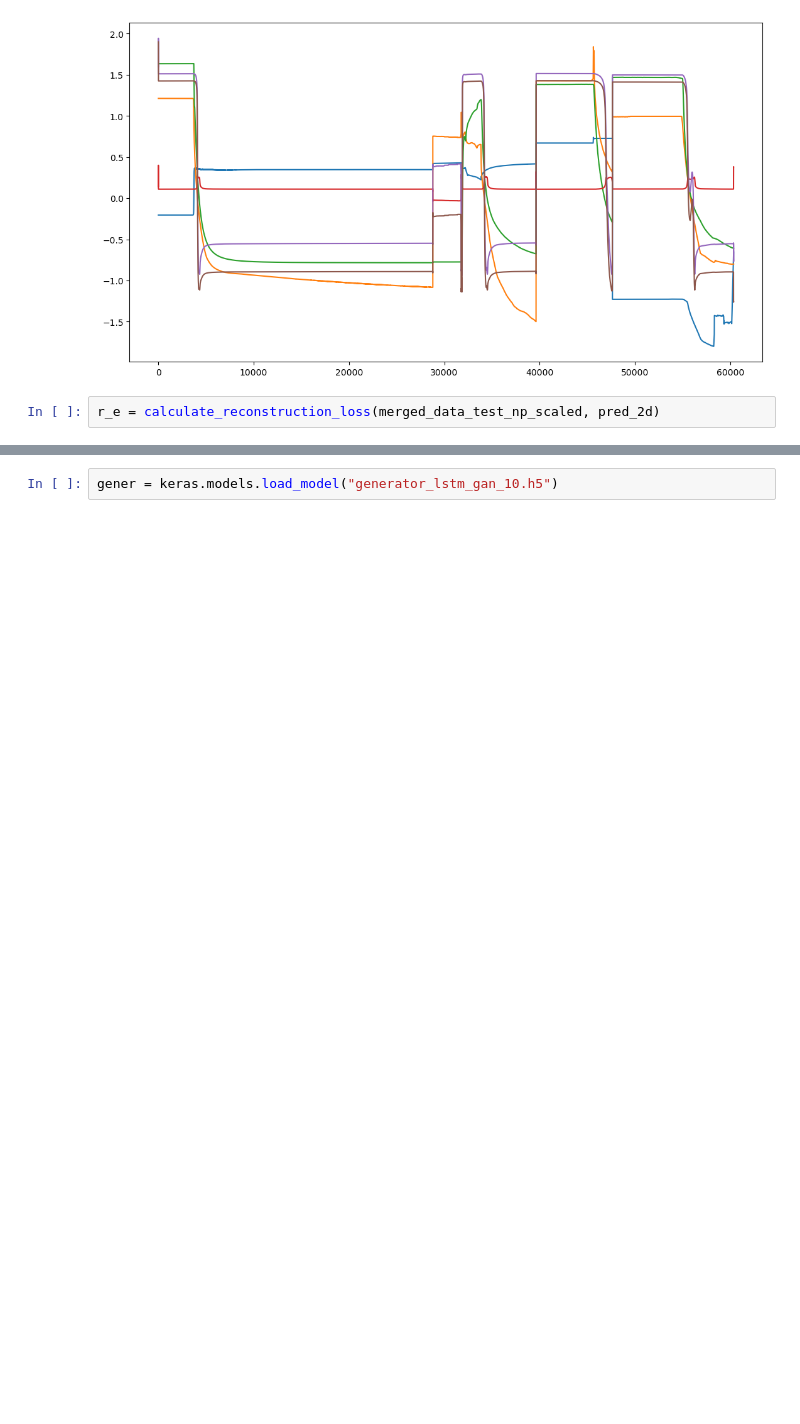
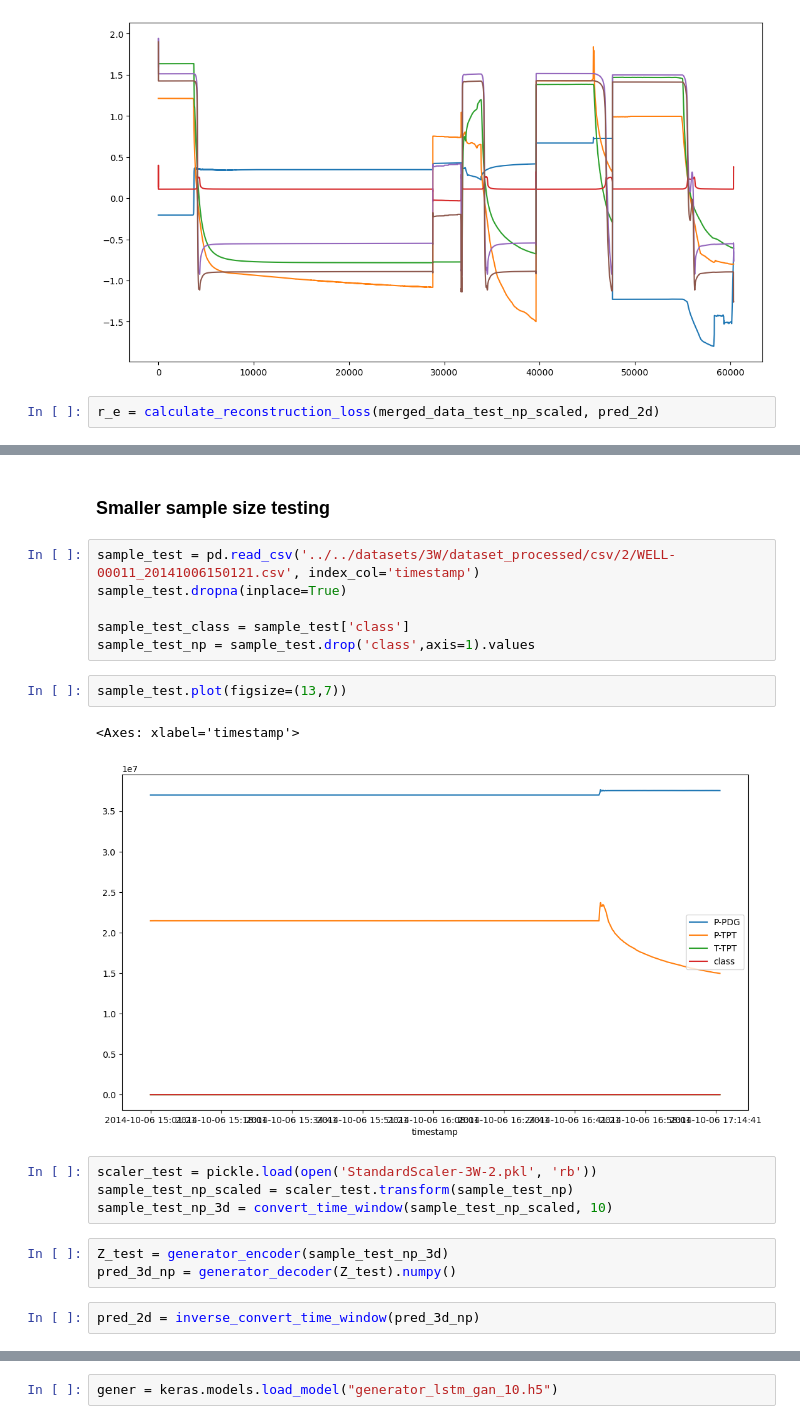
Before and after one commit to frrp16/Anomaly-Detection-Oil-and-Gas, a Jupyter notebook: code/3W/paper-4-lstm-gan-rev copy.ipynb, the cells around one changed output, grey strips where cells are left out. Saved outputs shown, nothing was run; the diff lists cells and outputs as text; blank space fills up the shorter version.

```diff
--- a/code/3W/paper-4-lstm-gan-rev copy.ipynb
+++ b/code/3W/paper-4-lstm-gan-rev copy.ipynb
@@ -846,0 +825,22 @@ WARNING:tensorflow:Compiled the loaded model, but the compiled metrics have yet
+# %% [markdown]
+### Smaller sample size testing
+# %%
+sample_test = pd.read_csv('../../datasets/3W/dataset_processed/csv/2/WELL-00011_20141006150121.csv', index_col='timestamp')
+sample_test.dropna(inplace=True)
+
+sample_test_class = sample_test['class']
+sample_test_np = sample_test.drop('class',axis=1).values
+# %%
+sample_test.plot(figsize=(13,7))
+# %% [output]
+<Axes: xlabel='timestamp'>
+[figure, added]
+# %%
+scaler_test = pickle.load(open('StandardScaler-3W-2.pkl', 'rb'))
+sample_test_np_scaled = scaler_test.transform(sample_test_np)
+sample_test_np_3d = convert_time_window(sample_test_np_scaled, 10)
+# %%
+Z_test = generator_encoder(sample_test_np_3d)
+pred_3d_np = generator_decoder(Z_test).numpy()
+# %%
+pred_2d = inverse_convert_time_window(pred_3d_np)
```
Also changed, not shown: parts of 20 cells of this notebook, 4 other files.
